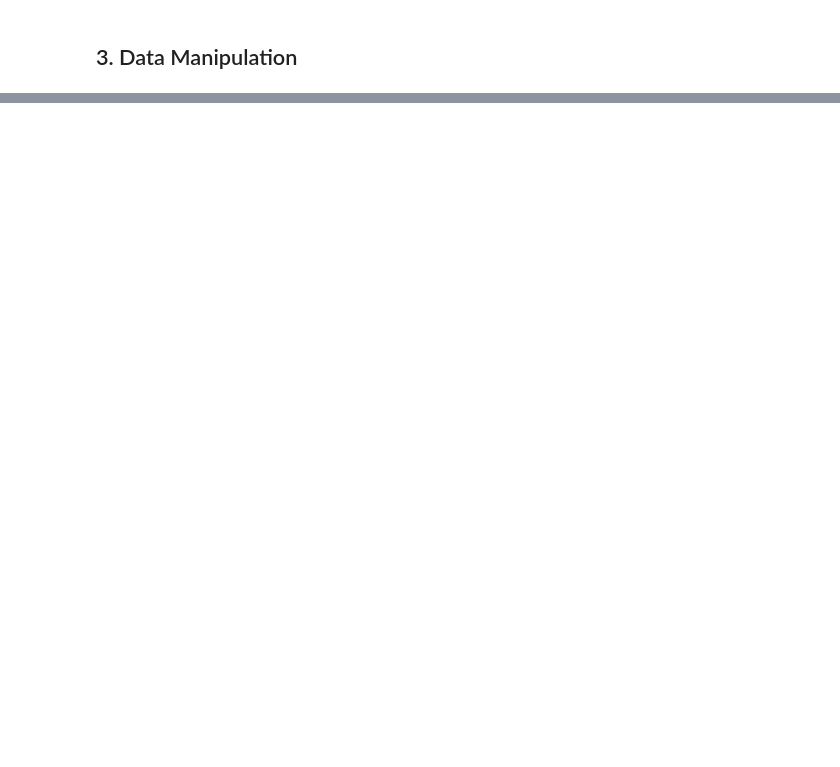
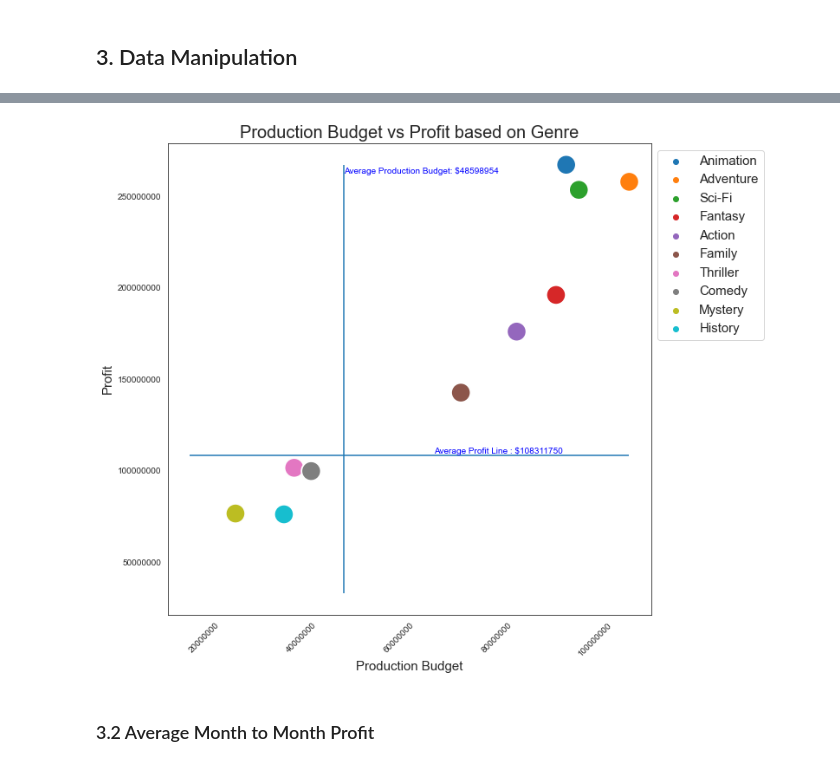
Before and after one commit to anguyen61191/MovieDataProject, a Jupyter notebook: MovieData.ipynb, the cells around one changed output, grey strips where cells are left out. Cells and saved outputs as stored; diff of their text form; code cells hidden in the pictures; blank space fills up the shorter version.

```diff
--- a/MovieData.ipynb
+++ b/MovieData.ipynb
@@ -841,0 +655,31 @@ g.tight_layout()
+# %%
+#Scatter Plot of production budge vs worldwide gross with genre as legend, come back to fix, top 10 genres
+fig, ax = plt.subplots(figsize = (10,10))
+
+sns.set_style("white")
+sns.scatterplot( x = "production_budget", y = "profit", s = 500, hue = "genres",
+                data = df_genres_group.sort_values("profit", ascending = False).head(10))
+ax.vlines(df_genres_group["production_budget"].mean(),ymin = df_genres_group["profit"].min(),
+         ymax = df_genres_group['profit'].max())
+plt.text(x = df_genres_group["production_budget"].mean() + 3,
+        y = df_genres_group["profit"].max() - 5000000,
+        s = "Average Production Budget: ${:.0f}".format(df_genres_group["production_budget"].mean()),
+         color = "blue")
+plt.text(x = df_genres_group["production_budget"].max() - 40000000,
+        y = df_genres_group["profit"].mean() + 1000000,
+        s = "Average Profit Line : ${:.0f}".format(df_genres_group["profit"].mean()),
+         color = "blue")
+ax.hlines(df_genres_group["profit"].mean(), xmin = df_genres_group["production_budget"].min(),
+         xmax = df_genres_group["production_budget"].max())
+ax.set_xlabel("Production Budget", fontsize = 15)
+ax.set_ylabel("Profit", fontsize = 15)
+ax.set_title("Production Budget vs Profit based on Genre", fontsize = 20)
+ax.legend(bbox_to_anchor = (1,1), loc = "upper left", borderaxespad=.5, fontsize = 15)
+plt.ticklabel_format(style = "plain", axis = "both")
+plt.xticks(rotation = 45)
+plt.savefig("Images/GenreScatter.png", bbox_inches = "tight")
+plt.show()
+# %% [output]
+[figure, added]
+# %% [markdown]
+### 3.2 Average Month to Month Profit
```
Also changed, not shown: parts of 49 cells of this notebook.
